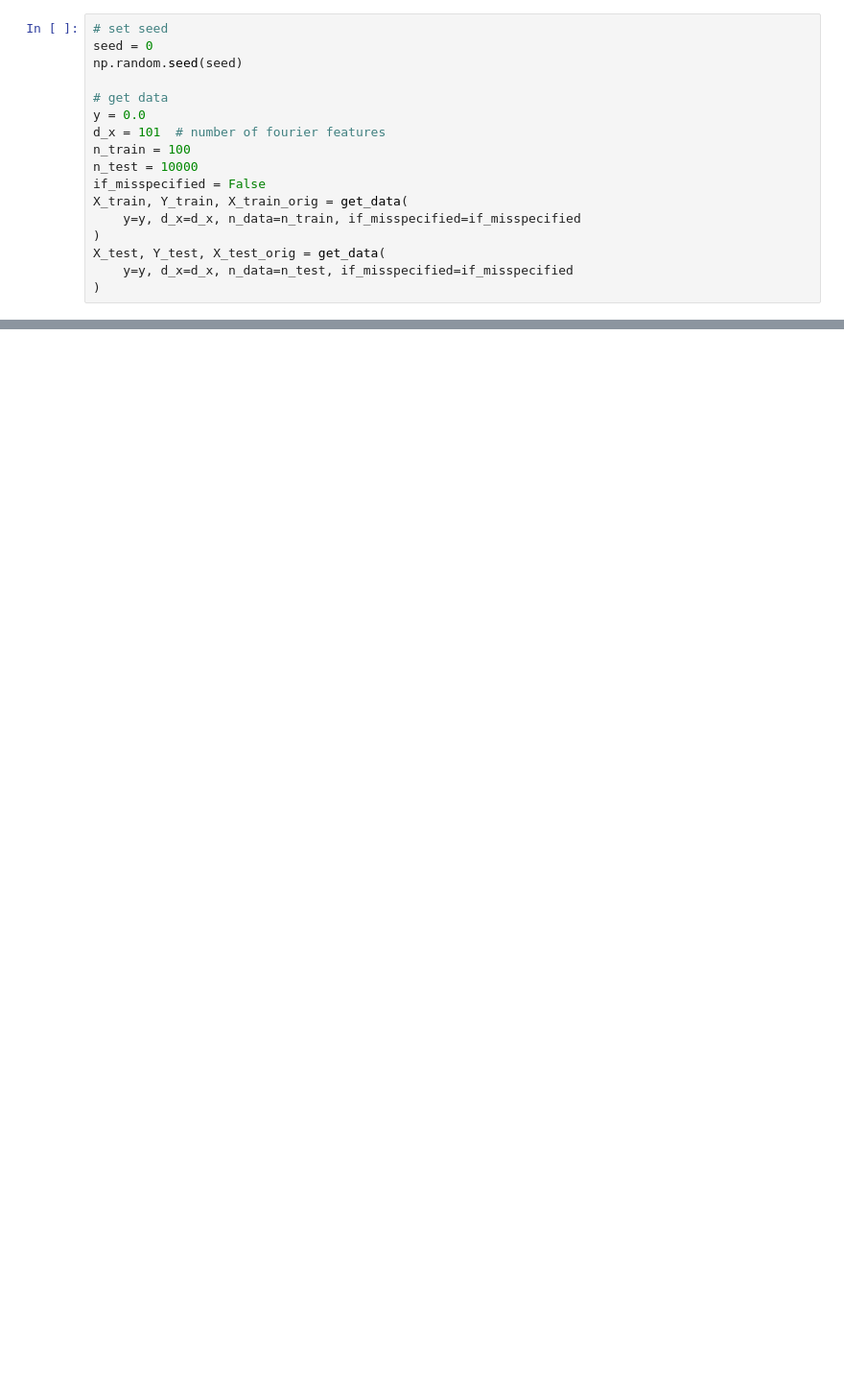
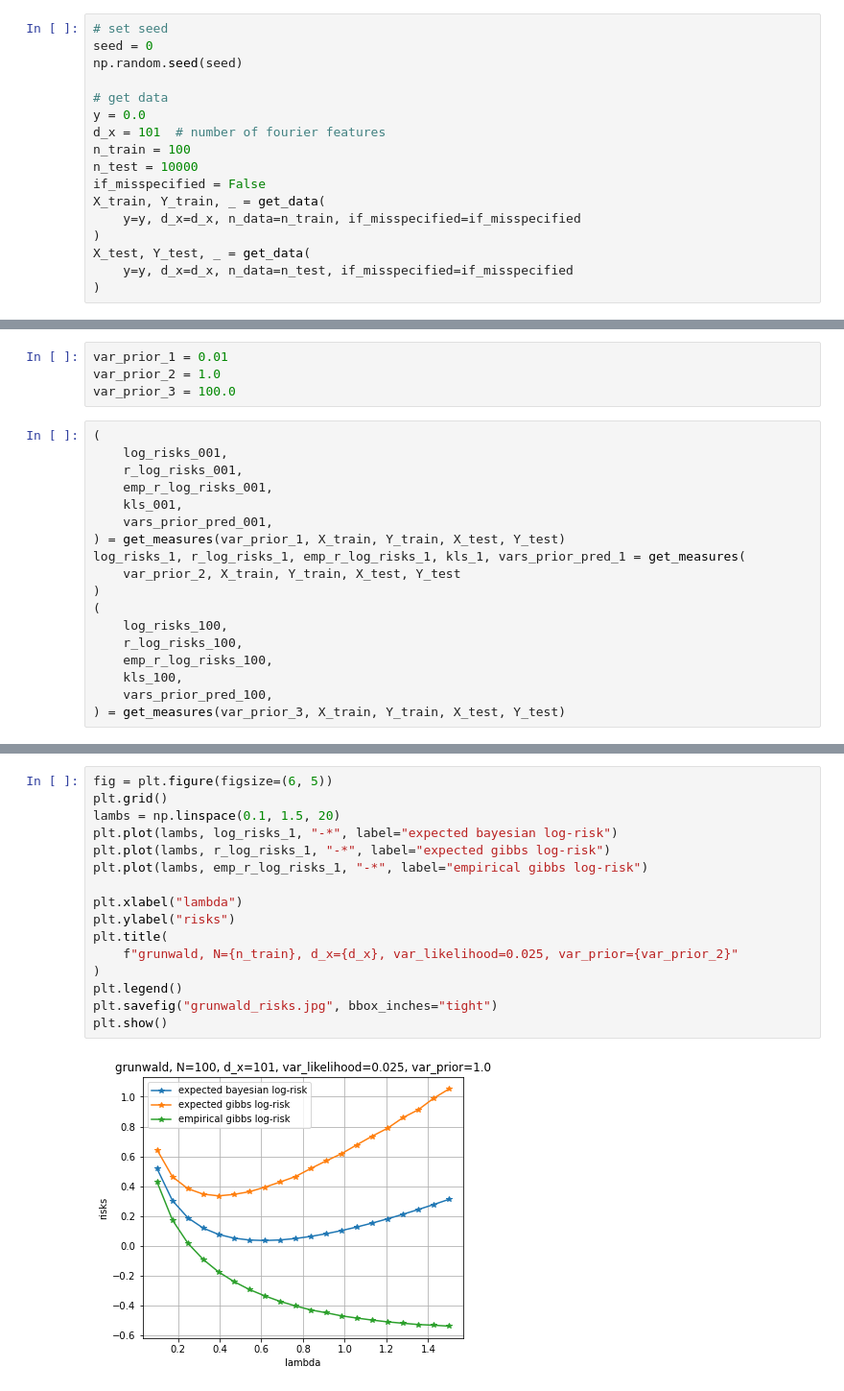
Before and after one commit to pyijiezhang/cold-posteriors-and-pacbayes, a Jupyter notebook: grunwald_simulation.ipynb, the cells around one changed output, grey strips where cells are left out. Shown at 96% size. Cells and saved outputs as stored; diff of their text form; blank space fills up the shorter version.

Commit message:
more results on grunwald's simulation

```diff
--- a/grunwald_simulation.ipynb
+++ b/grunwald_simulation.ipynb
@@ -15,9 +16,9 @@ d_x = 101  # number of fourier features
 n_train = 100
 n_test = 10000
 if_misspecified = False
-X_train, Y_train, X_train_orig = get_data(
+X_train, Y_train, _ = get_data(
     y=y, d_x=d_x, n_data=n_train, if_misspecified=if_misspecified
 )
-X_test, Y_test, X_test_orig = get_data(
+X_test, Y_test, _ = get_data(
     y=y, d_x=d_x, n_data=n_test, if_misspecified=if_misspecified
 )
@@ -82,0 +112,22 @@ log_risks_lambs_001 = get_log_risks_lambs(0.01)
+# %%
+var_prior_1 = 0.01
+var_prior_2 = 1.0
+var_prior_3 = 100.0
+# %%
+(
+    log_risks_001,
+    r_log_risks_001,
+    emp_r_log_risks_001,
+    kls_001,
+    vars_prior_pred_001,
+) = get_measures(var_prior_1, X_train, Y_train, X_test, Y_test)
+log_risks_1, r_log_risks_1, emp_r_log_risks_1, kls_1, vars_prior_pred_1 = get_measures(
+    var_prior_2, X_train, Y_train, X_test, Y_test
+)
+(
+    log_risks_100,
+    r_log_risks_100,
+    emp_r_log_risks_100,
+    kls_100,
+    vars_prior_pred_100,
+) = get_measures(var_prior_3, X_train, Y_train, X_test, Y_test)
@@ -83,3 +155,21 @@ log_risks_lambs_001 = get_log_risks_lambs(0.01)
+# %%
+fig = plt.figure(figsize=(6, 5))
+plt.grid()
+lambs = np.linspace(0.1, 1.5, 20)
+plt.plot(lambs, log_risks_1, "-*", label="expected bayesian log-risk")
+plt.plot(lambs, r_log_risks_1, "-*", label="expected gibbs log-risk")
+plt.plot(lambs, emp_r_log_risks_1, "-*", label="empirical gibbs log-risk")
+
+plt.xlabel("lambda")
+plt.ylabel("risks")
+plt.title(
+    f"grunwald, N={n_train}, d_x={d_x}, var_likelihood=0.025, var_prior={var_prior_2}"
+)
+plt.legend()
+plt.savefig("grunwald_risks.jpg", bbox_inches="tight")
+plt.show()
+# %% [output]
+[figure, added]
 # %%
 fig = plt.figure(figsize=(6, 5))
 plt.grid()
```
Also changed, not shown: parts of 10 cells of this notebook, 8 other files.
